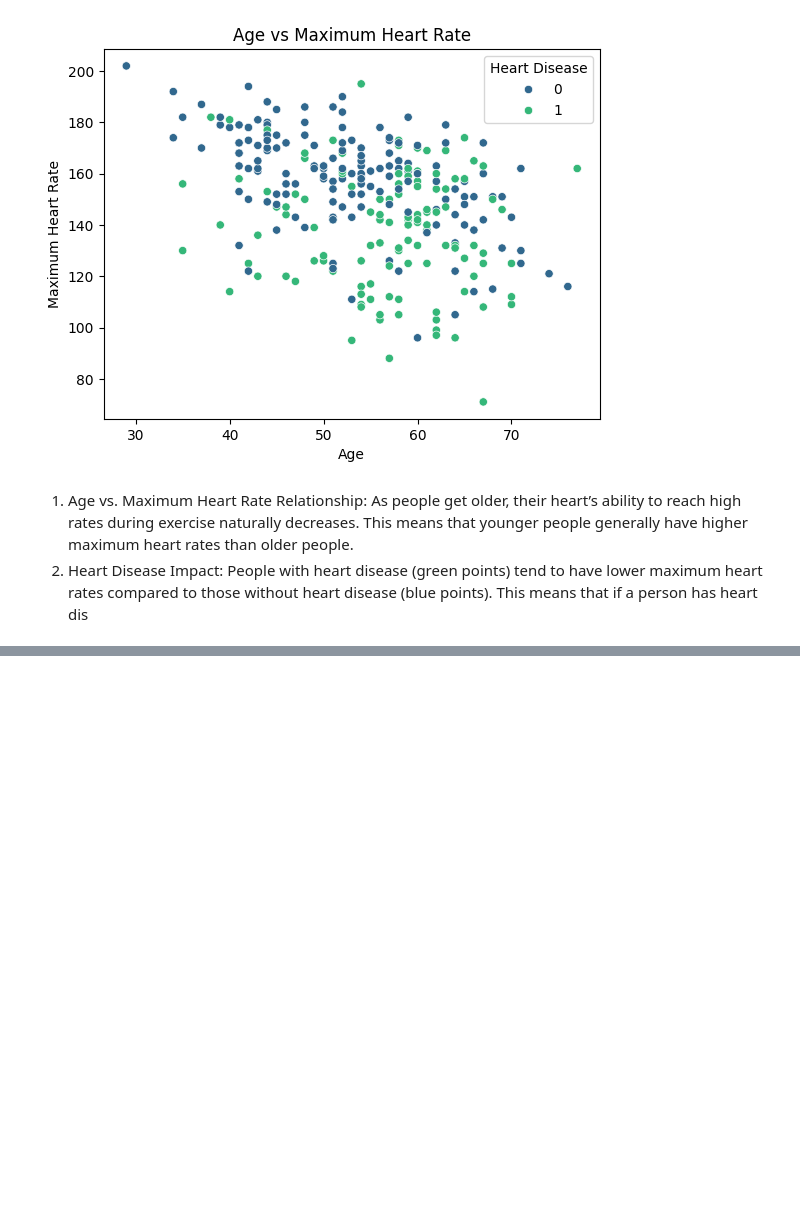
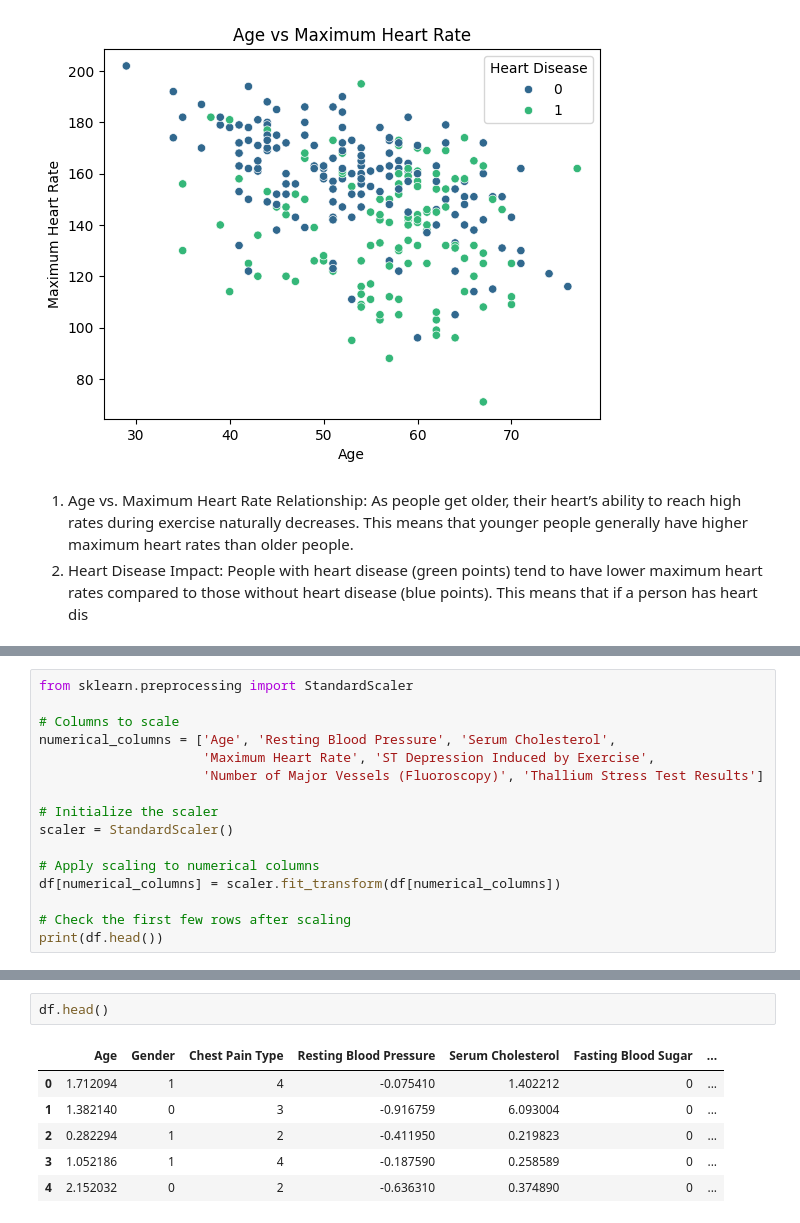
Before and after one commit to icodebest/Heart-Disease-Prediction-Using-ML, a Jupyter notebook: EDA and Model Building.ipynb, the cells around one changed output, grey strips where cells are left out. Saved outputs shown, nothing was run; the diff lists cells and outputs as text; blank space fills up the shorter version.

```diff
--- a/EDA and Model Building.ipynb
+++ b/EDA and Model Building.ipynb
@@ -265,0 +282,16 @@ plt.show()
+# %%
+from sklearn.preprocessing import StandardScaler
+
+# Columns to scale
+numerical_columns = ['Age', 'Resting Blood Pressure', 'Serum Cholesterol',
+                     'Maximum Heart Rate', 'ST Depression Induced by Exercise',
+                     'Number of Major Vessels (Fluoroscopy)', 'Thallium Stress Test Results']
+
+# Initialize the scaler
+scaler = StandardScaler()
+
+# Apply scaling to numerical columns
+df[numerical_columns] = scaler.fit_transform(df[numerical_columns])
+
+# Check the first few rows after scaling
+print(df.head())
@@ -265,0 +512,9 @@ plt.show()
+# %%
+df.head()
+# %% [output]
+|  | Age | Gender | Chest Pain Type | Resting Blood Pressure | Serum Cholesterol | Fasting Blood Sugar | ... |
+| 0 | 1.712094 | 1 | 4 | -0.075410 | 1.402212 | 0 | ... |
+| 1 | 1.382140 | 0 | 3 | -0.916759 | 6.093004 | 0 | ... |
+| 2 | 0.282294 | 1 | 2 | -0.411950 | 0.219823 | 0 | ... |
+| 3 | 1.052186 | 1 | 4 | -0.187590 | 0.258589 | 0 | ... |
+| 4 | 2.152032 | 0 | 2 | -0.636310 | 0.374890 | 0 | ... |
```
Also changed, not shown: parts of 25 cells of this notebook, 4 other files.
